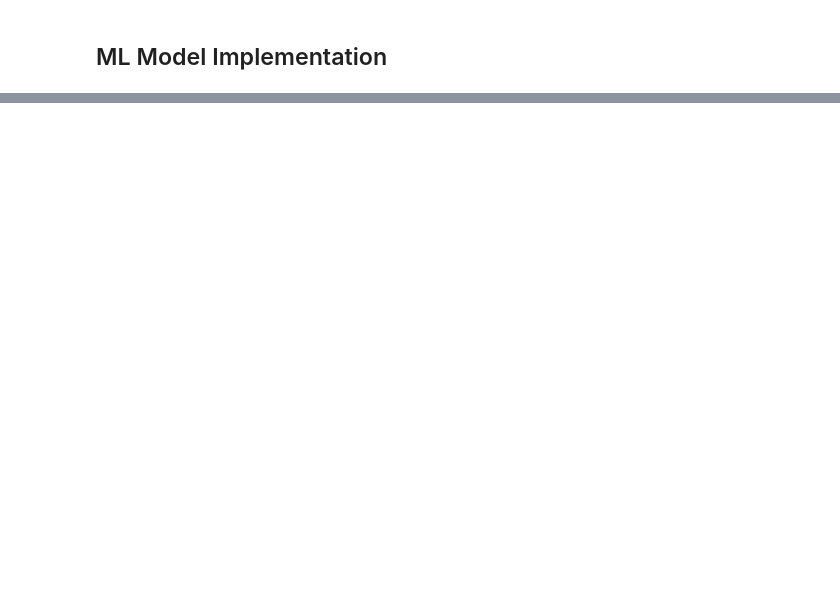
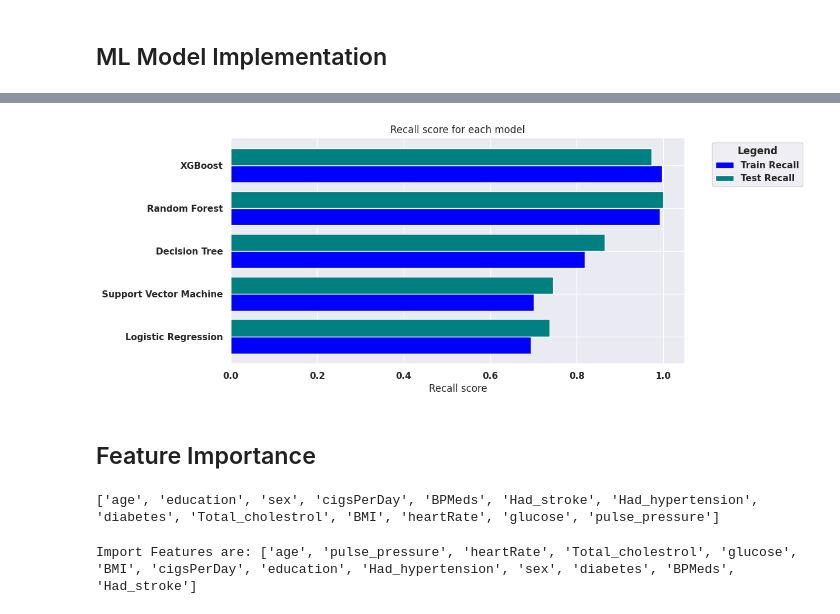
Before and after one commit to sidpatondikar/Capstone-Cardiovascular-Risk-Prediction, a Jupyter notebook: Cardiovasuclar_Risk_Prediction.ipynb, the cells around one changed output, grey strips where cells are left out. Cells and saved outputs as stored; diff of their text form; code cells hidden in the pictures; blank space fills up the shorter version.

```diff
--- a/Cardiovasuclar_Risk_Prediction.ipynb
+++ b/Cardiovasuclar_Risk_Prediction.ipynb
@@ -863,0 +1293,6 @@ array([[0.85903291, 1.        , 0.        , ..., 0.46258189, 0.44528099,
+# %%
+models = ['Logistic Regression','Support Vector Machine','Decision Tree','Random Forest','XGBoost']
+train_recall = [lr_train_recall,svm_train_recall,dt_train_recall,rf_train_recall,xgb_train_recall]
+test_recall = [lr_test_recall,svm_test_recall,dt_test_recall,rf_test_recall,xgb_test_recall]
+recall_dict = {'Model':models, 'Train Recall':train_recall, 'Test Recall':test_recall}
+recall_results = pd.DataFrame(recall_dict)
@@ -863,0 +1308,16 @@ array([[0.85903291, 1.        , 0.        , ..., 0.46258189, 0.44528099,
+# %%
+X_axis = np.arange(len(models))
+
+plt.figure(figsize=(10,5))
+plt.barh(X_axis - 0.2, train_recall, 0.4, label = 'Train Recall',color='Blue')
+plt.barh(X_axis + 0.2, test_recall, 0.4, label = 'Test Recall',color='teal')
+
+plt.yticks(X_axis,models)
+plt.xlabel("Recall score")
+plt.title("Recall score for each model")
+plt.legend(bbox_to_anchor=(1.05, 1), loc='upper left',title='Legend')
+plt.show()
+# %% [output]
+[figure, added]
+# %% [markdown]
+## Feature Importance
@@ -863,0 +1327,6 @@ array([[0.85903291, 1.        , 0.        , ..., 0.46258189, 0.44528099,
+# %%
+independent_var = df.columns.tolist()
+independent_var.remove('TenYearCHD')
+print(independent_var)
+# %% [output]
+['age', 'education', 'sex', 'cigsPerDay', 'BPMeds', 'Had_stroke', 'Had_hypertension', 'diabetes', 'Total_cholestrol', 'BMI', 'heartRate', 'glucose', 'pulse_pressure']
@@ -863,0 +1342,6 @@ array([[0.85903291, 1.        , 0.        , ..., 0.46258189, 0.44528099,
+# %%
+#Creating a printing the list of important features
+imp_features = important_features['Feature'].tolist()
+print(f"Import Features are: {imp_features}")
+# %% [output]
+Import Features are: ['age', 'pulse_pressure', 'heartRate', 'Total_cholestrol', 'glucose', 'BMI', 'cigsPerDay', 'education', 'Had_hypertension', 'sex', 'diabetes', 'BPMeds', 'Had_stroke']
```
Also changed, not shown: parts of 61 cells of this notebook.
